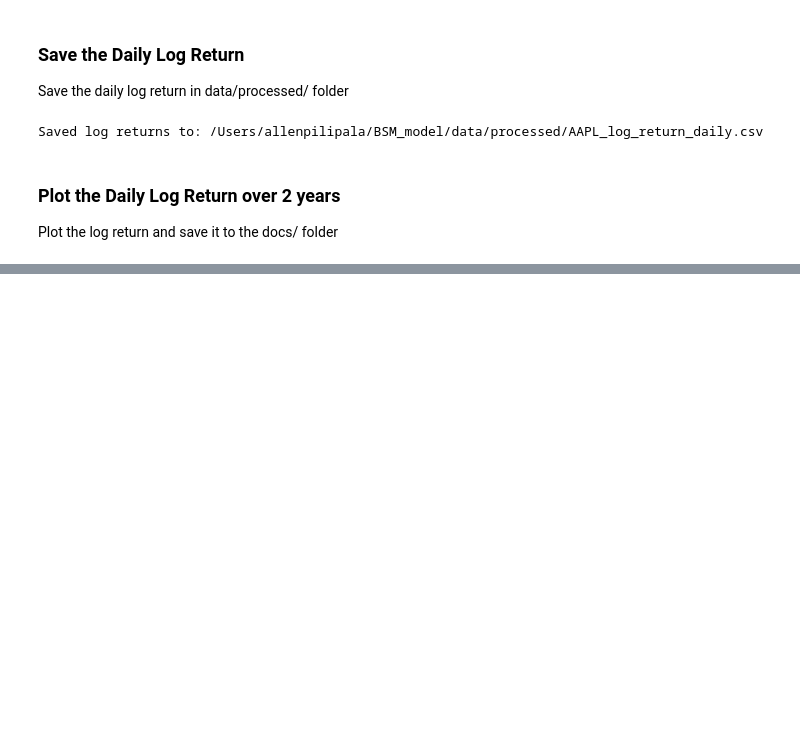
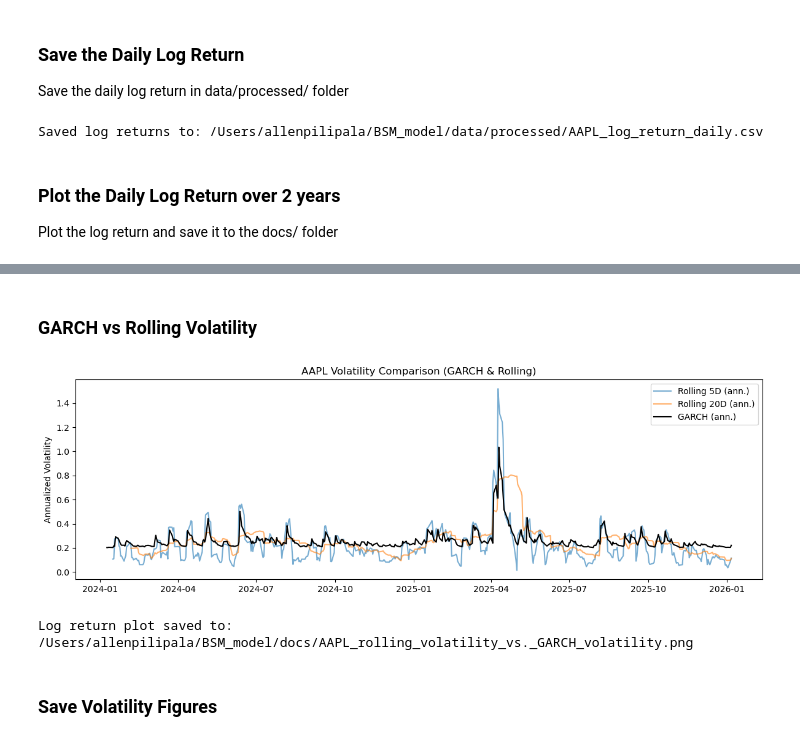
Before and after one commit to AllenH321/BSM_model, a Jupyter notebook: notebooks/stage02_volatility_calculation.ipynb, the cells around one changed output, grey strips where cells are left out. Cells and saved outputs as stored; diff of their text form; code cells hidden in the pictures; blank space fills up the shorter version.

```diff
--- a/notebooks/stage02_volatility_calculation.ipynb
+++ b/notebooks/stage02_volatility_calculation.ipynb
@@ -136,0 +184,21 @@ Log return plot saved to: /Users/allenpilipala/BSM_model/docs/AAPL_daily_log_ret
+# %%
+from arch import arch_model
+import numpy as np
+
+# GARCH libraries expect percent returns, not raw log returns.
+# Convert the log return to percentage returns
+percent_returns = df["log_return"] * 100
+percent_returns = percent_returns.dropna()
+
+# Compute GARCH(1,1) Model
+garch = arch_model(
+    percent_returns,
+    mean = "Zero",          # standard for volaility modeling
+    vol = "GARCH",
+    p = 1,
+    q = 1,
+    dist = "normal"
+)
+
+garch_res = garch.fit(disp="off")
+print(garch_res.summary())
@@ -136,0 +288,27 @@ Log return plot saved to: /Users/allenpilipala/BSM_model/docs/AAPL_daily_log_ret
+# %% [markdown]
+### GARCH vs Rolling Volatility
+# %%
+# Compare the rolling and GARCH volatility
+plt.figure(figsize=(12, 4))
+
+plt.plot(df["date"], df["vol_5d_ann"], label="Rolling 5D (ann.)", alpha=0.6)
+plt.plot(df["date"], df["vol_20d_ann"], label="Rolling 20D (ann.)", alpha=0.6)
+plt.plot(df["date"], df["garch_vol_ann"], label="GARCH (ann.)", color="black")
+
+plt.title(f"{ticker} Volatility Comparison (GARCH & Rolling)")
+plt.ylabel("Annualized Volatility")
+plt.legend()
+plt.tight_layout()
+plt.show()
+
+# Save figure
+out_path = docs_dir / f"{ticker}_rolling_volatility_vs._GARCH_volatility.png"
+plt.savefig(out_path, dpi=300)
+plt.close()
+
+print("Log return plot saved to:", out_path)
+# %% [output]
+[figure, added]
+Log return plot saved to: /Users/allenpilipala/BSM_model/docs/AAPL_rolling_volatility_vs._GARCH_volatility.png
+# %% [markdown]
+### Save Volatility Figures
```
Also changed, not shown: parts of 11 cells of this notebook, 5 other files.
